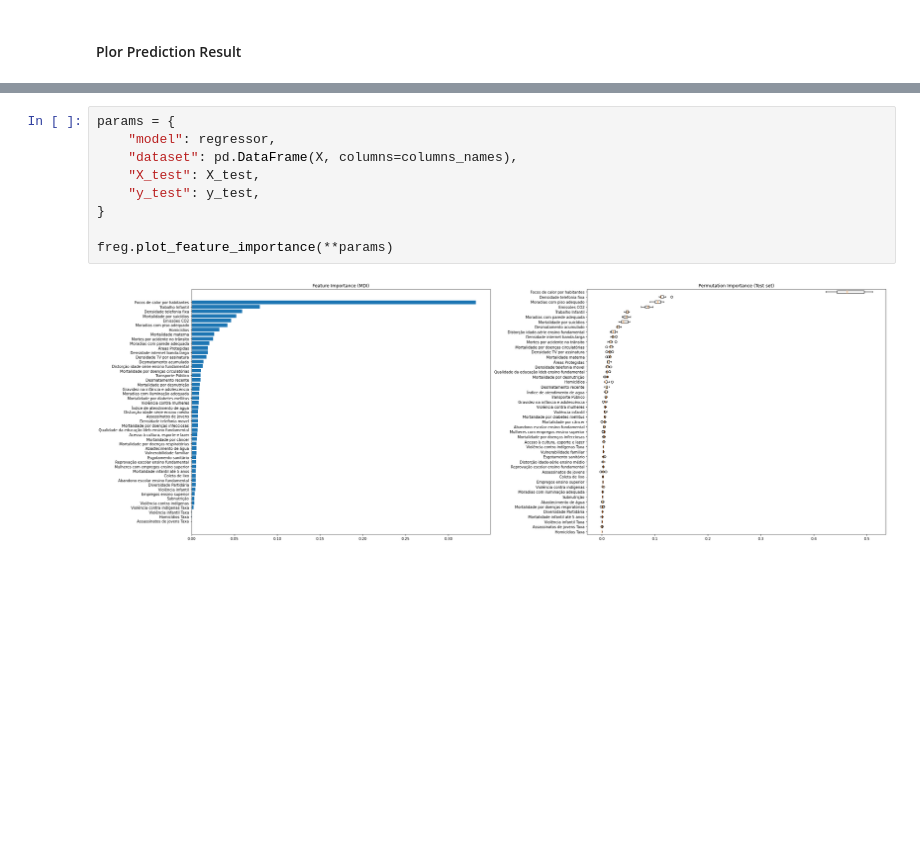
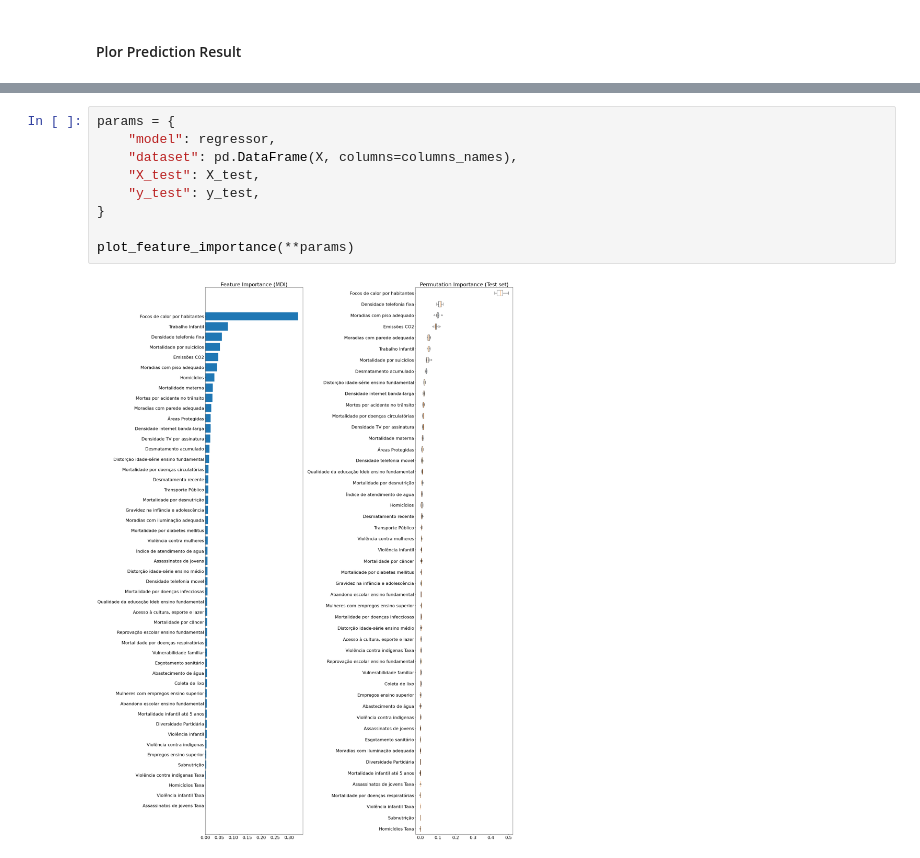
Before and after one commit to faustofcjr/amazon-social-progress, a Jupyter notebook: ml_models/supervised/regression/gradient_boosting_regressor.ipynb, the cells around one changed output, grey strips where cells are left out. Saved outputs shown, nothing was run; the diff lists cells and outputs as text; blank space fills up the shorter version.

```diff
--- a/ml_models/supervised/regression/gradient_boosting_regressor.ipynb
+++ b/ml_models/supervised/regression/gradient_boosting_regressor.ipynb
@@ -153,11 +187,11 @@ freg.plot_prediction_result(y_test, y_pred)
 # %%
 params = {
     "model": regressor,
     "dataset": pd.DataFrame(X, columns=columns_names),
     "X_test": X_test,
     "y_test": y_test,
 }
 
-freg.plot_feature_importance(**params)
+plot_feature_importance(**params)
 # %% [output]
-[figure, old version]
+[figure, new version]
```
Also changed, not shown: parts of 4 cells of this notebook, 5 other files.
